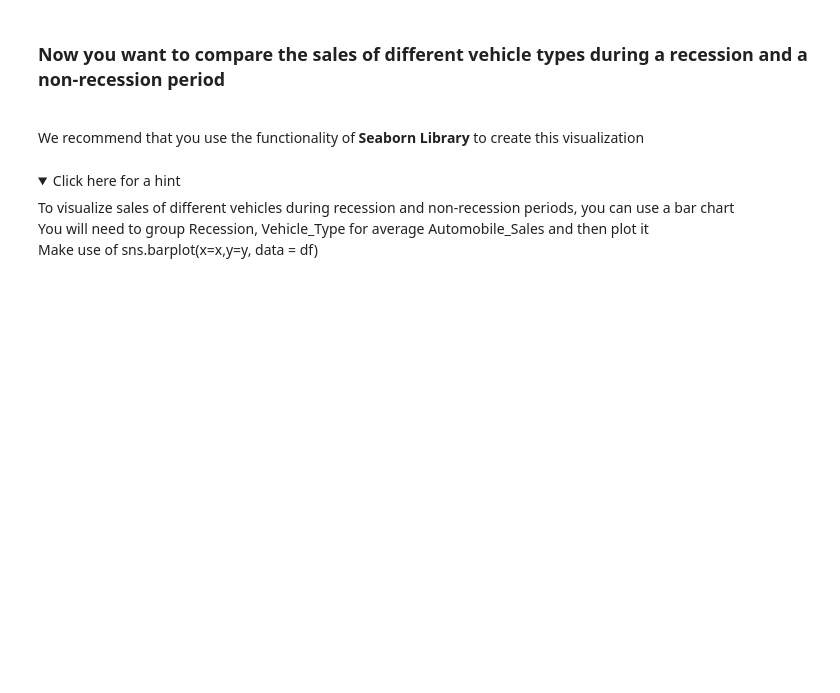
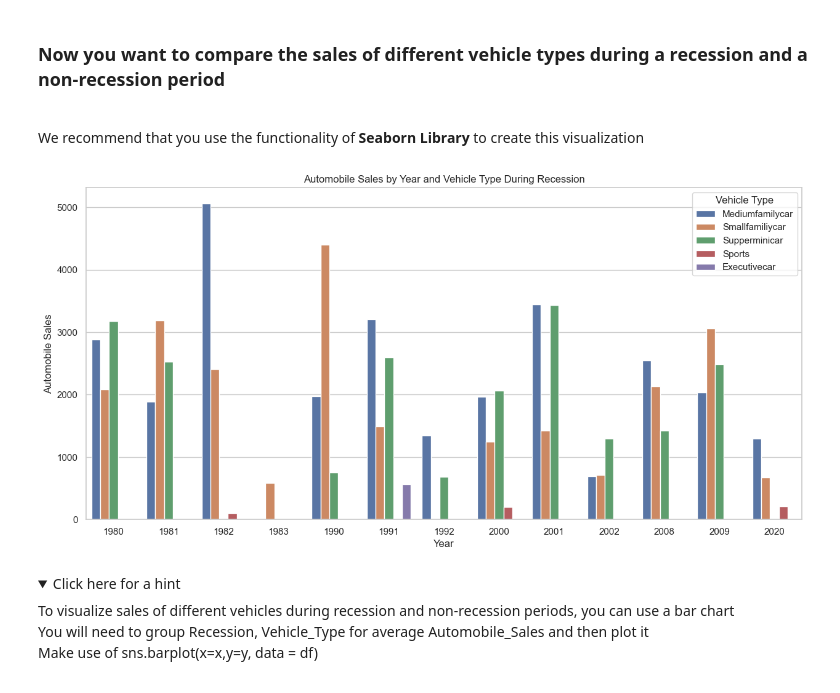
Before and after one commit to mrwoodzi/Data_Science_Certs_Progress, a Jupyter notebook: IBM_Data_Analytics_Professional_Cert/Projects/Final-Assignment-Part-1.jupyterlite.ipynb, the cells around one changed output. Saved outputs shown, nothing was run; the diff lists cells and outputs as text; code cells hidden in the pictures; folded sections open; blank space fills up the shorter version.

```diff
--- a/IBM_Data_Analytics_Professional_Cert/Projects/Final-Assignment-Part-1.jupyterlite.ipynb
+++ b/IBM_Data_Analytics_Professional_Cert/Projects/Final-Assignment-Part-1.jupyterlite.ipynb
@@ -396,6 +437,22 @@ Save this plot as "Line_Plot_2.png"</span><br>
 # %% [markdown]
 ### Now you want to compare the sales of different vehicle types during a recession and a non-recession period
 <br>We recommend that you use the functionality of **Seaborn Library** to create this visualization
+# %%
+df_recession_1 = df[df['Recession'] == 1]
+recession_group = df_recession_1.groupby(['Year', 'Vehicle_Type'])['Automobile_Sales'].sum().reset_index()
+recession_group
+
+plt.figure(figsize=(15, 7))
+sns.set(style="whitegrid")  # Set the style
+sns.barplot(x='Year', y='Automobile_Sales', hue='Vehicle_Type', data=recession_group)
+
+plt.xlabel('Year')
+plt.ylabel('Automobile Sales')
+plt.title('Automobile Sales by Year and Vehicle Type During Recession')
+plt.legend(title='Vehicle Type')
+plt.show()
+# %% [output]
+[figure, added]
 # %% [markdown]
 <details><summary>Click here for a hint</summary>
 
```
Also changed, not shown: parts of 3 cells of this notebook, 1 other file.
